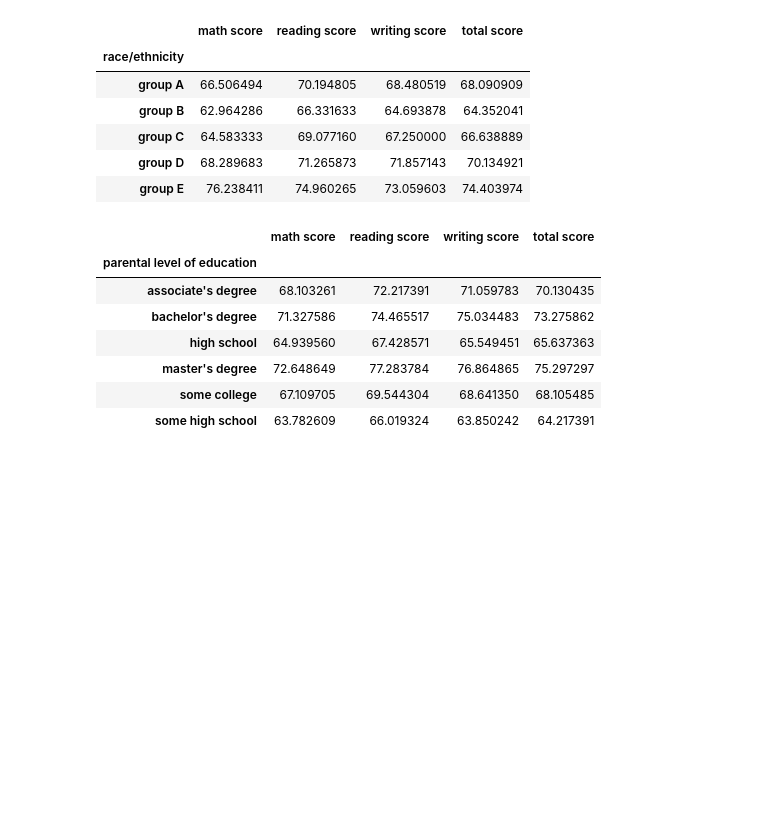
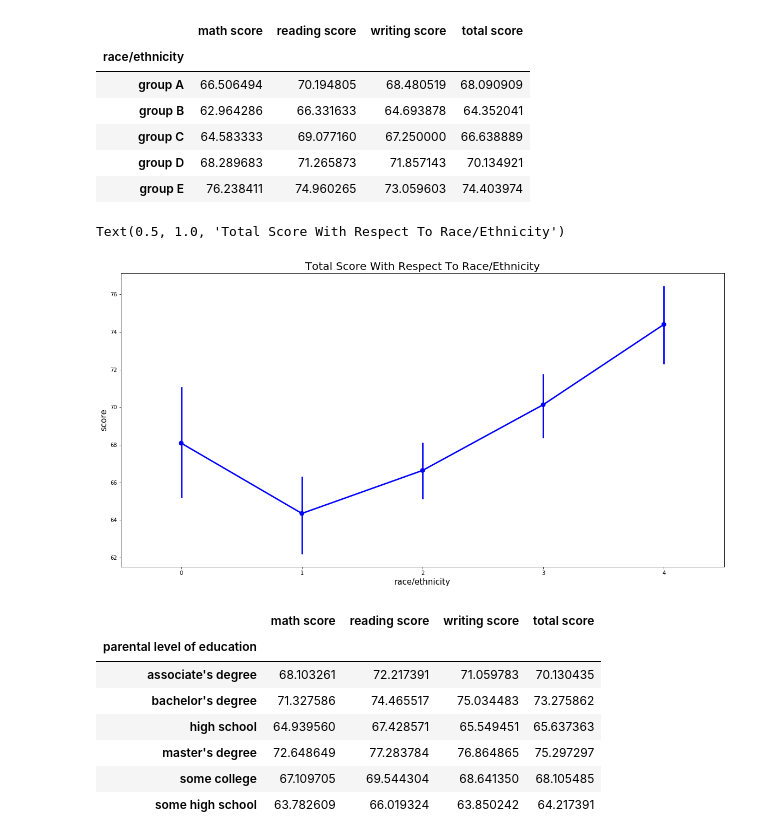
Before and after one commit to kyle1903/cuni_sw_project, a Jupyter notebook: pandas.ipynb, the cells around one changed output. Saved outputs shown, nothing was run; the diff lists cells and outputs as text; code cells hidden in the pictures; blank space fills up the shorter version.

```diff
--- a/pandas.ipynb
+++ b/pandas.ipynb
@@ -199,6 +215,18 @@ data.groupby(['race/ethnicity']).mean()
 | group C | 64.583333 | 69.077160 | 67.250000 | 66.638889 |
 | group D | 68.289683 | 71.265873 | 71.857143 | 70.134921 |
 | group E | 76.238411 | 74.960265 | 73.059603 | 74.403974 |
+# %%
+# visualization - total score by race/ethnicity
+
+f,ax1 = plt.subplots(figsize =(20,10))
+sns.pointplot(x='race/ethnicity',y='total score',data=data,color='blue')
+
+plt.xlabel('race/ethnicity',fontsize = 15,color='black')
+plt.ylabel('score',fontsize = 15,color='black')
+plt.title('Total Score With Respect to Race/Ethnicity',fontsize = 20,color='black')
+# %% [output]
+Text(0.5, 1.0, 'Total Score With Respect To Race/Ethnicity')
+[figure, added]
 # %%
 data.groupby(['parental level of education']).mean()
 # %% [output]
```
Also changed, not shown: parts of 21 cells of this notebook.
